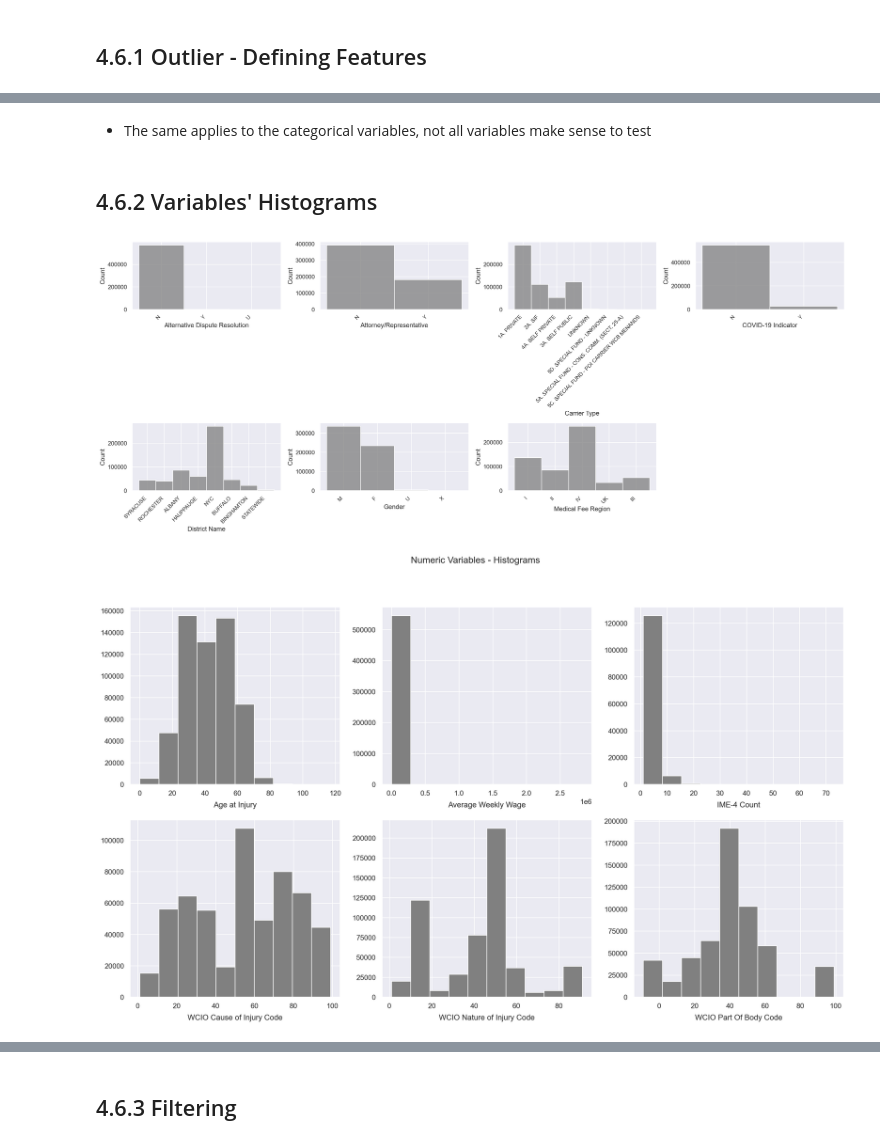
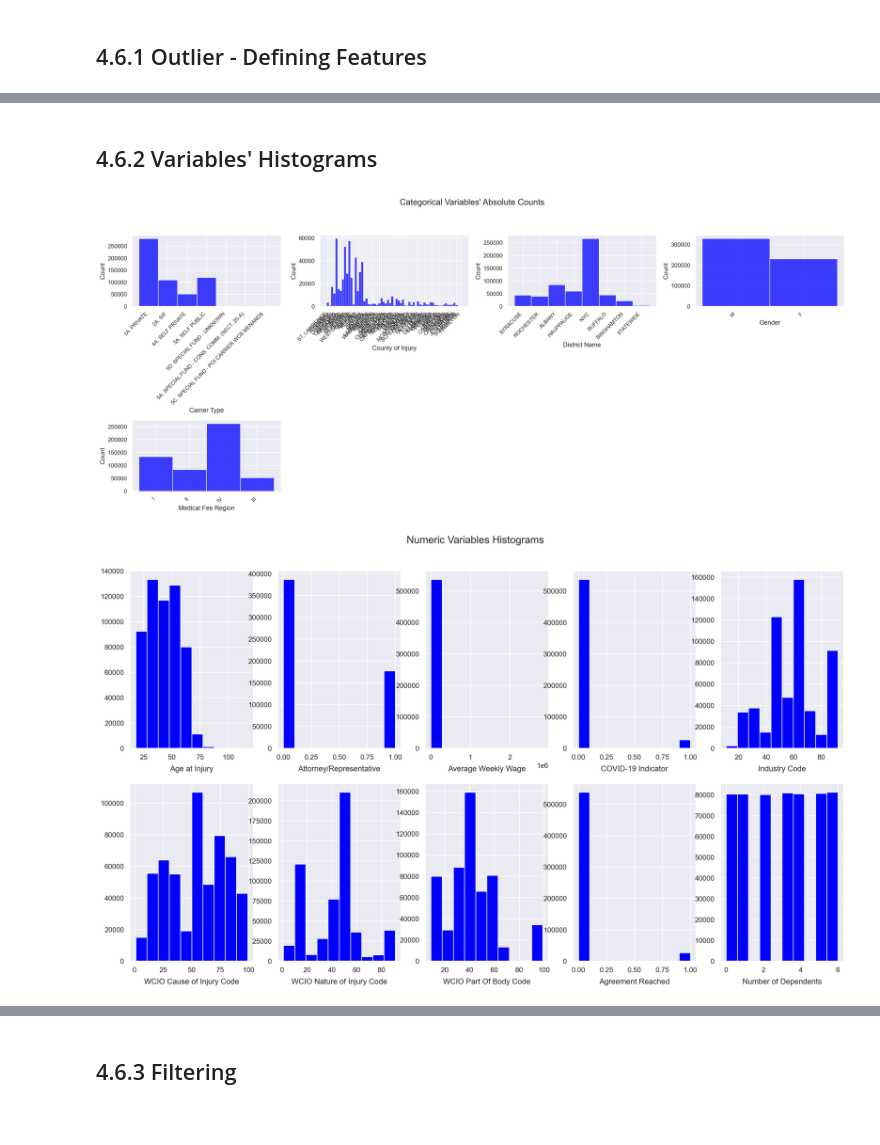
Before and after one commit to mgalao/machine-learning-project, a Jupyter notebook: project/Homework_Group38.ipynb, the cells around one changed output, grey strips where cells are left out. Saved outputs shown, nothing was run; the diff lists cells and outputs as text; code cells hidden in the pictures.

```diff
--- a/project/Homework_Group38.ipynb
+++ b/project/Homework_Group38.ipynb
@@ -1185,0 +1282,2 @@ df_inconsistencies[df_inconsistencies['Accident Date'] > df_inconsistencies['C-2
+# %%
+df_inconsistencies['WCIO Part Of Body Code'] = df_inconsistencies['WCIO Part Of Body Code'].abs()
@@ -1185,0 +1323,4 @@ df_inconsistencies[df_inconsistencies['Accident Date'] > df_inconsistencies['C-2
+# %%
+df_inconsistencies['Diference_C3'] = df_inconsistencies['C-3 Date'] - df_inconsistencies['Accident Date']
+count_dif_C3 = df_inconsistencies[df_inconsistencies['Diference_C3'].dt.days > 731]
+count_dif_C3
@@ -1188,4 +1364,4 @@ df_inconsistencies[df_inconsistencies['Accident Date'] > df_inconsistencies['C-2
 # %% [markdown]
 ## 4.6.1 Outlier - Defining Features
 # %%
-df_outliers = df_train.copy()
+df_outliers = df_inconsistencies.copy()
@@ -1203,2 +1370,0 @@ metric_features_final = ['Age at Injury','Average Weekly Wage', 'IME-4 Count', '
-# %% [markdown]
-- The same applies to the categorical variables, not all variables make sense to test
@@ -1207,46 +1378,49 @@ non_metric_features_final = ['Alternative Dispute Resolution', 'Attorney/Represe
 # %% [markdown]
 ## 4.6.2 Variables' Histograms
+# %%
+# Not all features are crucial for analysis, so we decided to select only those that best fit the context
+non_metric_features_final = ['Carrier Type', 'County of Injury', 'District Name', 'Gender', 'Medical Fee Region']
 # %%
 n_colums = min(4, len(non_metric_features_final))
 n_rows = ceil(len(non_metric_features_final) / n_colums)
 
 fig, axes = plt.subplots(n_rows, n_colums, figsize=(5 * n_colums, 4 * n_rows))
 
+fig.suptitle("Categorical Variables' Absolute Counts", fontsize=16, y=1.05)
+
 for i, column in enumerate(non_metric_features_final):
     row, col = divmod(i, n_colums)
 
     # Create histogram
-    sns.histplot(data=df_outliers, x=column, ax=axes[row, col], color='grey')
+    sns.histplot(data=df_outliers, x=column, ax=axes[row, col], color='blue')
 
     axes[row, col].set_xticklabels(axes[row, col].get_xticklabels(), rotation=45, ha='right', fontsize=10)
 
 # Hide any empty subplots
 for j in range(i + 1, n_rows * n_colums):
     fig.delaxes(axes.flatten()[j])
 
 plt.tight_layout()
 plt.show()
 # %% [output]
-[figure, old version]
+[figure, new version]
 # %%
 #we can plot all numeric features variables histograms in one figure.
-fig, axes = plt.subplots(2, ceil(len(metric_features_final) / 2), figsize = (20, 11))
+fig, axes = plt.subplots(2, ceil(len(metric_features) / 2), figsize = (20, 11))
 
 # ploting the data
 # iterating across axes objects and associate each histogram:
-for ax, feat in zip(axes.flatten(), metric_features_final):
-    ax.hist(df_outliers[feat], bins = 10, color='grey')
+for ax, feat in zip(axes.flatten(), metric_features):
+    ax.hist(df_outliers[feat], bins = 10, color='blue')
     ax.set_title(feat, y = -0.15)
 
 #Removing the empty axles
-for ax in axes.flatten()[len(metric_features_final):]:
+for ax in axes.flatten()[len(metric_features):]:
     fig.delaxes(ax)
 
-# adding a centered title to the figure:
-title = 'Numeric Variables - Histograms'
-plt.suptitle(title)
+plt.suptitle('Numeric Variables Histograms', fontsize=16, y=0.95)
 
 # showing the plot
 plt.show()
 # %% [output]
-[figure, old version]
+[figure, new version]
```
Also changed, not shown: parts of 99 cells of this notebook, 1 other file.
